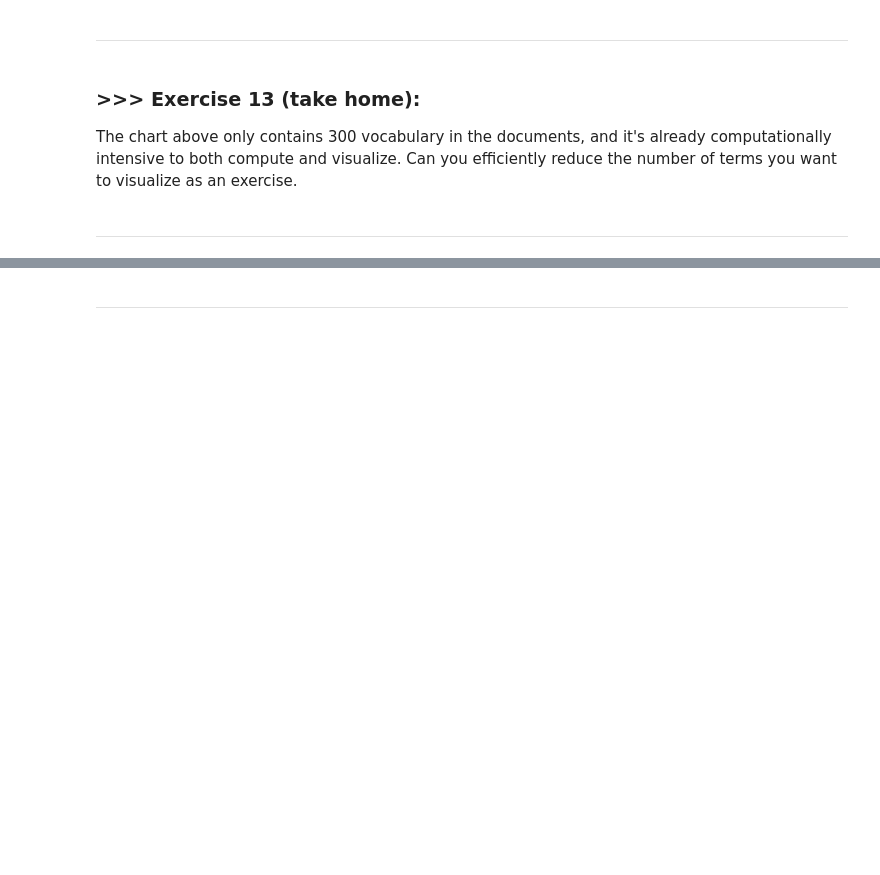
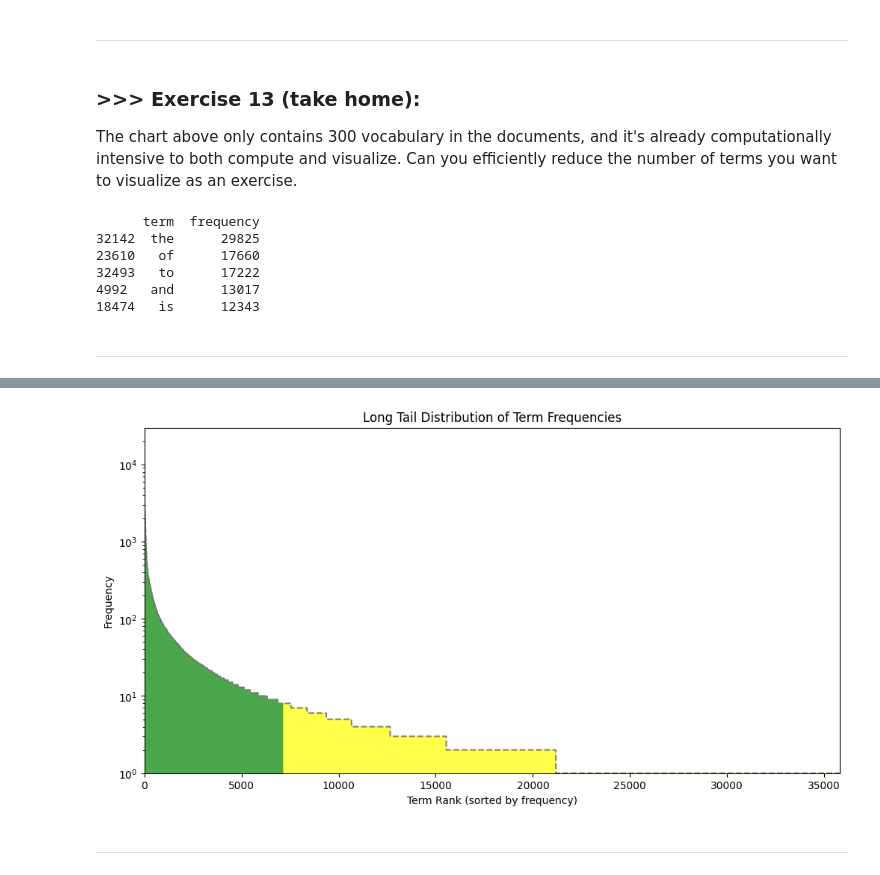
Before and after one commit to hsinyulin1323/DM2025-Lab1-Exercise, a Jupyter notebook: DM2025-Lab1-Master.ipynb, the cells around one changed output, grey strips where cells are left out. Cells and saved outputs as stored; diff of their text form; code cells hidden in the pictures; blank space fills up the shorter version.

```diff
--- a/DM2025-Lab1-Master.ipynb
+++ b/DM2025-Lab1-Master.ipynb
@@ -1066,3 +1319,30 @@ The chart above only contains 300 vocabulary in the documents, and it's already
+# %%
+# Answer here
+#取前50最常出現的詞
+top_n = 50
+terms = count_vect.get_feature_names_out()
+freqs = np.asarray(X_counts.sum(axis=0))[0]
+
+df_terms = pd.DataFrame({"term": terms, "frequency": freqs})
+df_top = df_terms.sort_values("frequency", ascending=False).head(top_n)
+
+print(df_top.head())
+
+fig = px.bar(df_top,
+             x="term",
+             y="frequency",
+             color="frequency",
+             color_continuous_scale="Blues",
+             title=f"Top {top_n} Terms Frequency")
+fig.update_layout(xaxis_tickangle=-90)  # 轉直標籤
+fig.show()
+# %% [output]
+      term  frequency
+32142  the      29825
+23610   of      17660
+32493   to      17222
+4992   and      13017
+18474   is      12343
 # %% [markdown]
 ---
 # %% [markdown]
@@ -1075,3 +1374,33 @@ Additionally, you can attempt to sort the terms on the `x-axis` by frequency ins
+# %%
+#用matplotlib
+# 計算詞頻
+terms = count_vect.get_feature_names_out()
+freqs = np.asarray(X_counts.sum(axis=0))[0]
+
+# 排序（從大到小）
+freqs_sorted = np.sort(freqs)[::-1]
+x = np.arange(len(freqs_sorted))
+
+head_ratio = 0.2
+cut = max(1, int(len(freqs_sorted) * head_ratio))
+
+# 畫長尾分布
+plt.figure(figsize=(12,6))
+plt.plot(freqs_sorted, marker='None', linestyle='--', color='gray')
+
+plt.fill_between(x[:cut], freqs_sorted[:cut], color='green', alpha=0.7, label="Head")
+plt.fill_between(x[cut:], freqs_sorted[cut:], color='yellow', alpha=0.7, label="Tail")
+
+plt.title("Long Tail Distribution of Term Frequencies")
+plt.xlabel("Term Rank (sorted by frequency)")
+plt.ylabel("Frequency")
+plt.yscale("log")  # 可選：用 log scale 更清楚看到尾巴
+
+plt.margins(x=0, y=0) #邊界空白設成 0
+
+plt.show()
+# %% [output]
+[figure, added]
 # %% [markdown]
 ---
 # %% [markdown]
```
Also changed, not shown: parts of 45 cells of this notebook, 1 other file.
